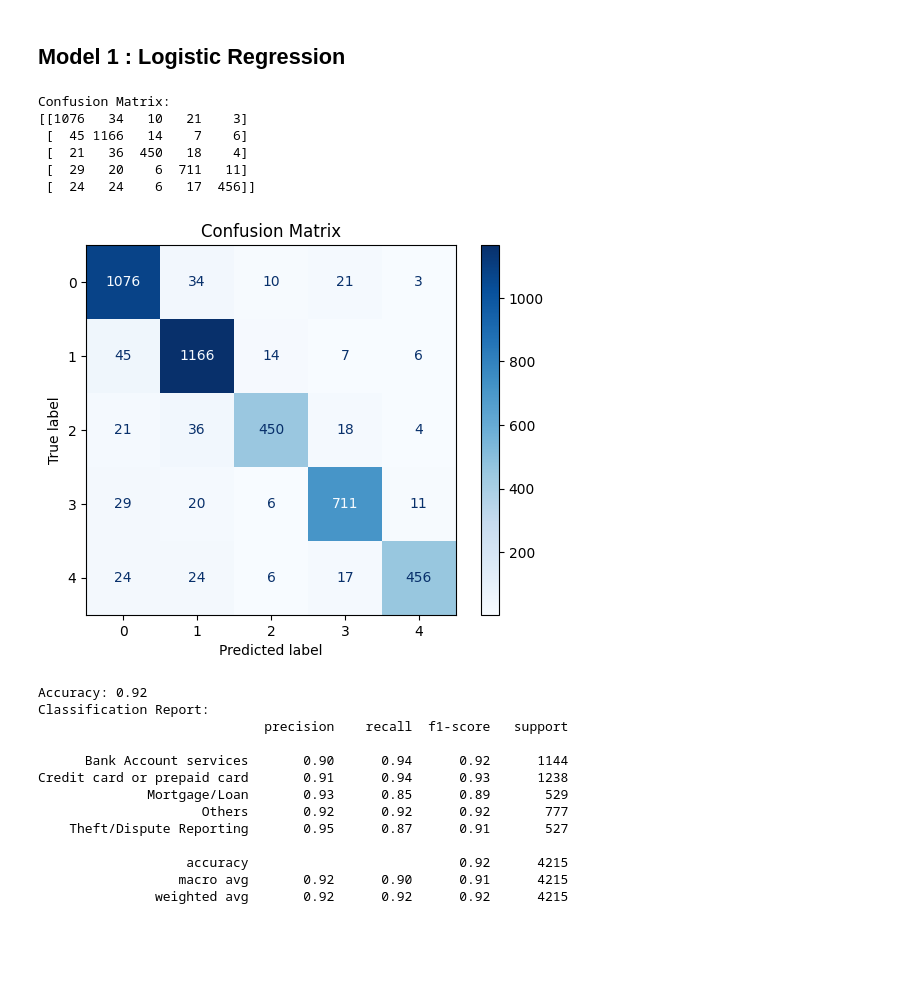
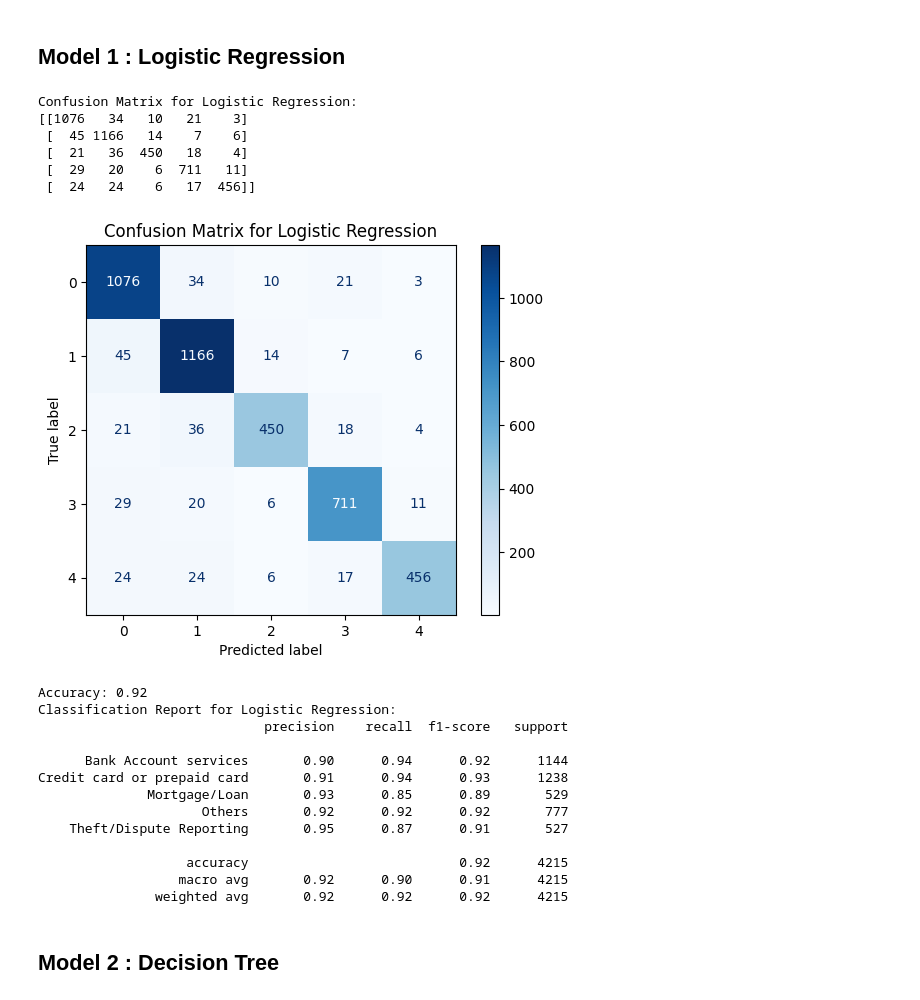
Before and after one commit to thomami244/Automatic_Ticket_Classification_Project, a Jupyter notebook: automatic_ticket_classification_project_notebok_michael_thomas_supriyo_roy.ipynb, the cells around one changed output. Saved outputs shown, nothing was run; the diff lists cells and outputs as text; code cells hidden in the pictures; blank space fills up the shorter version.

Commit message:
Updated three models with metrics.

```diff
--- a/automatic_ticket_classification_project_notebok_michael_thomas_supriyo_roy.ipynb
+++ b/automatic_ticket_classification_project_notebok_michael_thomas_supriyo_roy.ipynb
@@ -893,38 +893,38 @@ y_pred_1 = model_1.predict(x_test)
 # %%
 import matplotlib.pyplot as plt
 from sklearn.metrics import confusion_matrix, ConfusionMatrixDisplay
 
 # Compute the confusion matrix using true labels and predictions
 cm = confusion_matrix(y_test, y_pred_1)
 
 # Print the confusion matrix as an array
-print("Confusion Matrix:")
+print("Confusion Matrix for Logistic Regression:")
 print(cm)
 
 # Optionally, display it as a plot
 disp = ConfusionMatrixDisplay(confusion_matrix=cm)
 disp.plot(cmap=plt.cm.Blues)
-plt.title("Confusion Matrix")
+plt.title("Confusion Matrix for Logistic Regression")
 plt.show()
 # %% [output]
-Confusion Matrix:
+Confusion Matrix for Logistic Regression:
 [[1076   34   10   21    3]
  [  45 1166   14    7    6]
  [  21   36  450   18    4]
  [  29   20    6  711   11]
  [  24   24    6   17  456]]
-[figure, old version]
+[figure, new version]
 # %%
 # Calculate accuracy from the confusion matrix
 accuracy = np.trace(cm) / np.sum(cm)
 print(f"Accuracy: {accuracy:.2f}")
 
 # Print a full classification report (which includes precision, recall, and F1-score)
-print("Classification Report:")
+print("Classification Report for Logistic Regression:")
 print(classification_report(y_test, y_pred_1, zero_division=0))
 # %% [output]
 Accuracy: 0.92
-Classification Report:
+Classification Report for Logistic Regression:
                              precision    recall  f1-score   support
 
       Bank Account services       0.90      0.94      0.92      1144
@@ -936,3 +936,5 @@ Credit card or prepaid card       0.91      0.94      0.93      1238
                    accuracy                           0.92      4215
                   macro avg       0.92      0.90      0.91      4215
                weighted avg       0.92      0.92      0.92      4215
+# %% [markdown]
+## Model 2 : Decision Tree
```
Also changed, not shown: parts of 7 cells of this notebook.
